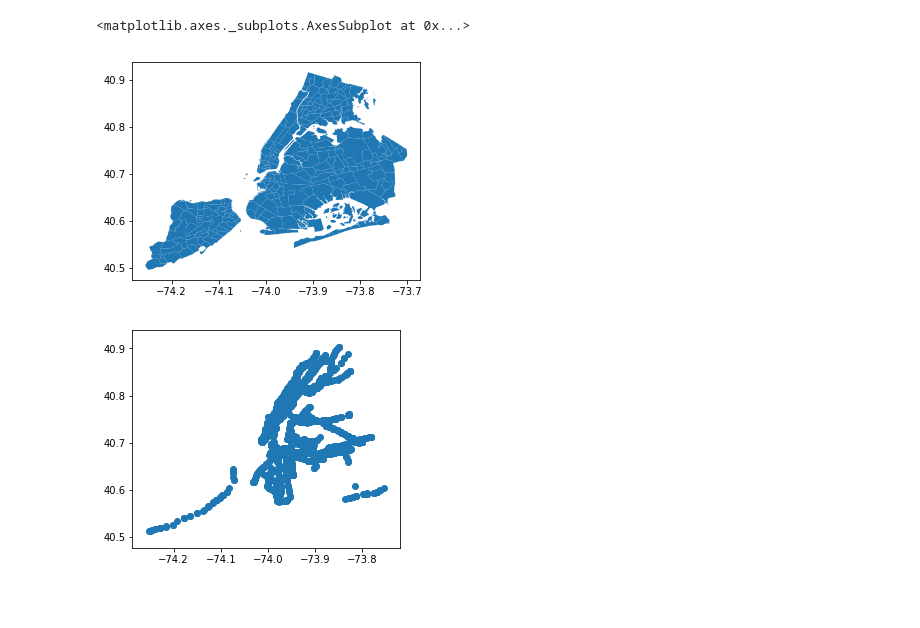
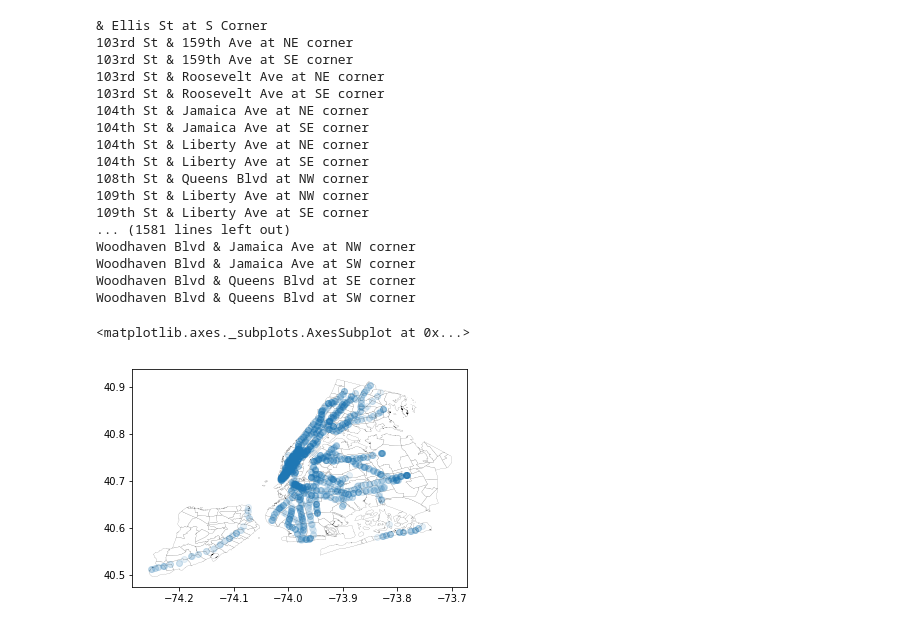
Before and after one commit to nalehc/gala_flyer_locations, a Jupyter notebook: geopandas_subway.ipynb, the cells around one changed output. Cells and saved outputs as stored; diff of their text form; code cells hidden in the pictures; blank space fills up the shorter version.

```diff
--- a/geopandas_subway.ipynb
+++ b/geopandas_subway.ipynb
@@ -5,12 +39,32 @@ import matplotlib.pyplot as plt
 import geopandas as gpd
 import matplotlib
 polygons = gpd.read_file("d085e2f8d0b54d4590b1e7d1f35594c1pediacitiesnycneighborhoods.geojson")
-polygons.head()
-polygons = polygons.set_index('boroughCode')
 entrances = gpd.read_file("Subway Entrances.geojson")
-polygons.plot()
-entrances.plot()
+
+for i in sorted(entrances['name'].unique(), ):
+    print (i)
 # %% [output]
-<matplotlib.axes._subplots.AxesSubplot at 0x...>
+& Ellis St at S Corner
+103rd St & 159th Ave at NE corner
+103rd St & 159th Ave at SE corner
+103rd St & Roosevelt Ave at NE corner
+103rd St & Roosevelt Ave at SE corner
+104th St & Jamaica Ave at NE corner
+104th St & Jamaica Ave at SE corner
+104th St & Liberty Ave at NE corner
+104th St & Liberty Ave at SE corner
+108th St & Queens Blvd at NW corner
+109th St & Liberty Ave at NW corner
+109th St & Liberty Ave at SE corner
+... (1581 lines left out)
+Woodhaven Blvd & Jamaica Ave at NW corner
+Woodhaven Blvd & Jamaica Ave at SW corner
+Woodhaven Blvd & Queens Blvd at SE corner
+Woodhaven Blvd & Queens Blvd at SW corner
-[figure, removed]
-[figure, removed]
+# %%
+f, ax = plt.subplots(1)
+polygons.plot(axes=ax, facecolor='white', linewidth=0.1, edgecolor='black')
+entrances.plot(axes=ax, alpha = 0.1)
+# %% [output]
+<matplotlib.axes._subplots.AxesSubplot at 0x...>
+[figure, added]
```
Also changed, not shown: parts of 1 cell of this notebook, 2 other files.
